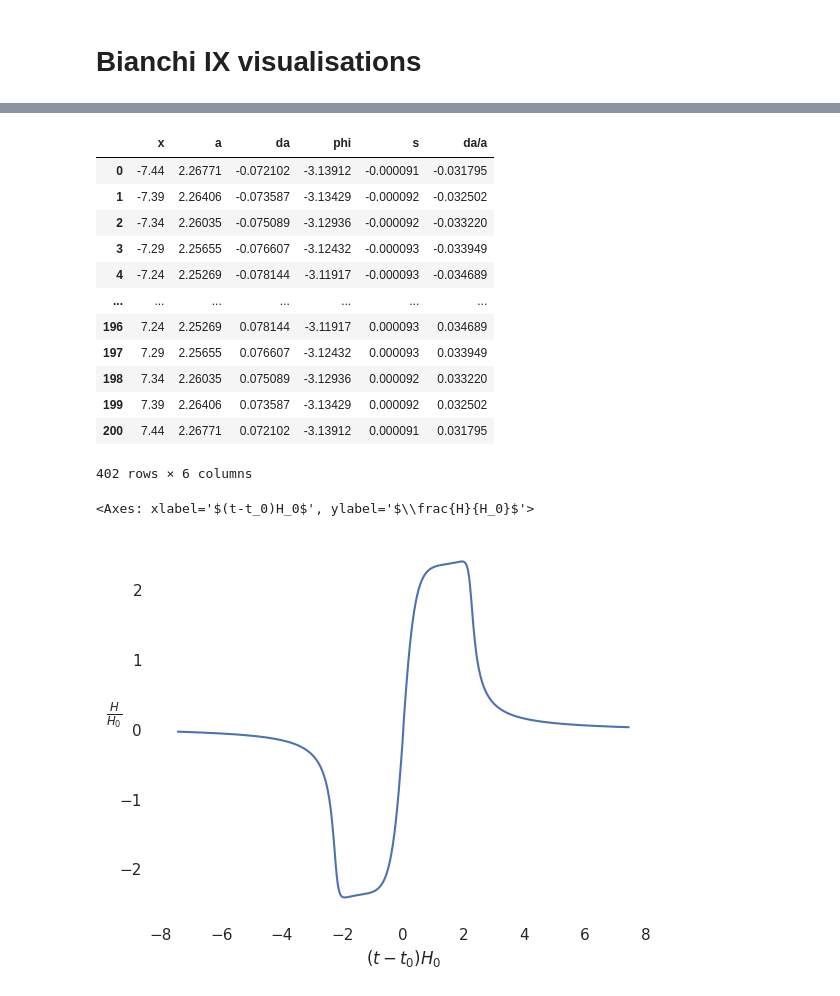
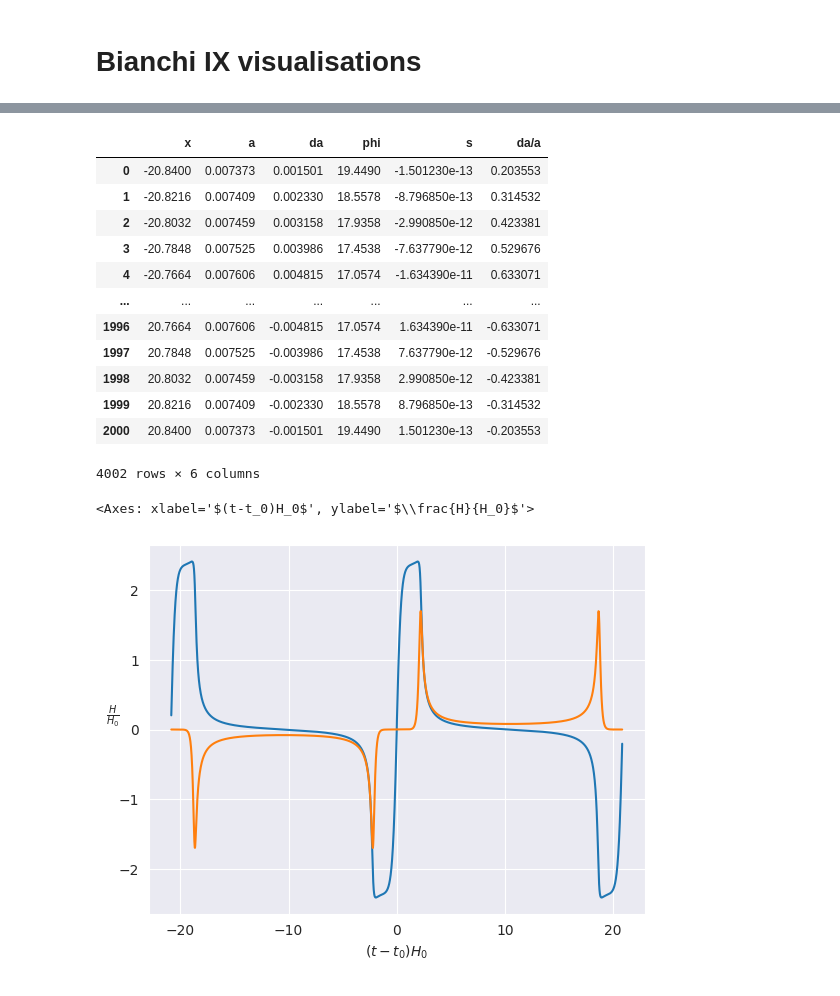
Before and after one commit to Rafkat/BianchiIX_visualisations, a Jupyter notebook: ode_visualisations.ipynb, the cells around one changed output, grey strips where cells are left out. Drawn from its saved outputs; the diff is of its cells as text; code cells hidden in the pictures.

Commit message:
added new graphs

```diff
--- a/ode_visualisations.ipynb
+++ b/ode_visualisations.ipynb
@@ -46,5 +48,4 @@ df_bIX_merged
 # %%
-sns.set(rc={'axes.facecolor': 'white'})
 _, ax = plt.subplots()
 ax.set_ylabel(r"$\frac{H}{H_0}$", rotation=0)
 ax.set_xlabel(r"$(t-t_0)H_0$")
@@ -91,5 +92,5 @@ ax.set(xlim=(0, 0.05), ylim=(0.8, 1.05))
 # %%
-df_bIX_upside_a = pd.read_csv('bianchiIX_anisotropic_100p_upside.txt', sep=" ", header=None)
+df_bIX_upside_a = pd.read_csv('bianchiIX_anisotropic_eta_0.018000_omega_2_0.001000_1000p_upside.txt', sep=" ", header=None)
 df_bIX_upside_a.columns = ['x', 'a', 'da', 'phi', 's']
 df_bIX_upside_a['da/a'] = df_bIX_upside_a['da'] / df_bIX_upside_a['a']
 df_bIX_upside_a['x'] = df_bIX_upside_a['x'] + 2.44
@@ -101,5 +102,5 @@ sns.lineplot(df_bIX_upside_a, x='x', y='da/a')
 # %%
-df_bIX_downside_a = pd.read_csv('bianchiIX_anisotropic_100p_downside.txt', sep=" ", header=None)
+df_bIX_downside_a = pd.read_csv('bianchiIX_anisotropic_eta0.018000_omega_2_0.001000_1000p_downside.txt', sep=" ", header=None)
 df_bIX_downside_a.columns = ['x', 'a', 'da', 'phi', 's']
 df_bIX_downside_a['da/a'] = df_bIX_downside_a['da'] / df_bIX_downside_a['a']
 df_bIX_downside_a['x'] = df_bIX_downside_a['x'] - 2.44
@@ -113,24 +114,26 @@ df_bIX_merged_a = pd.concat([df_bIX_downside_a, df_bIX_upside_a], axis=0)
 df_bIX_merged_a
 # %% [output]
 |  | x | a | da | phi | s | da/a |
-| 0 | -7.44 | 2.26771 | -0.072102 | -3.13912 | -0.000091 | -0.031795 |
-| 1 | -7.39 | 2.26406 | -0.073587 | -3.13429 | -0.000092 | -0.032502 |
-| 2 | -7.34 | 2.26035 | -0.075089 | -3.12936 | -0.000092 | -0.033220 |
-| 3 | -7.29 | 2.25655 | -0.076607 | -3.12432 | -0.000093 | -0.033949 |
-| 4 | -7.24 | 2.25269 | -0.078144 | -3.11917 | -0.000093 | -0.034689 |
+| 0 | -20.8400 | 0.007373 | 0.001501 | 19.4490 | -1.501230e-13 | 0.203553 |
+| 1 | -20.8216 | 0.007409 | 0.002330 | 18.5578 | -8.796850e-13 | 0.314532 |
+| 2 | -20.8032 | 0.007459 | 0.003158 | 17.9358 | -2.990850e-12 | 0.423381 |
+| 3 | -20.7848 | 0.007525 | 0.003986 | 17.4538 | -7.637790e-12 | 0.529676 |
+| 4 | -20.7664 | 0.007606 | 0.004815 | 17.0574 | -1.634390e-11 | 0.633071 |
 | ... | ... | ... | ... | ... | ... | ... |
-| 196 | 7.24 | 2.25269 | 0.078144 | -3.11917 | 0.000093 | 0.034689 |
-| 197 | 7.29 | 2.25655 | 0.076607 | -3.12432 | 0.000093 | 0.033949 |
-| 198 | 7.34 | 2.26035 | 0.075089 | -3.12936 | 0.000092 | 0.033220 |
-| 199 | 7.39 | 2.26406 | 0.073587 | -3.13429 | 0.000092 | 0.032502 |
-| 200 | 7.44 | 2.26771 | 0.072102 | -3.13912 | 0.000091 | 0.031795 |
+| 1996 | 20.7664 | 0.007606 | -0.004815 | 17.0574 | 1.634390e-11 | -0.633071 |
+| 1997 | 20.7848 | 0.007525 | -0.003986 | 17.4538 | 7.637790e-12 | -0.529676 |
+| 1998 | 20.8032 | 0.007459 | -0.003158 | 17.9358 | 2.990850e-12 | -0.423381 |
+| 1999 | 20.8216 | 0.007409 | -0.002330 | 18.5578 | 8.796850e-13 | -0.314532 |
+| 2000 | 20.8400 | 0.007373 | -0.001501 | 19.4490 | 1.501230e-13 | -0.203553 |
-402 rows × 6 columns
+4002 rows × 6 columns
+# %%
+df_bIX_merged_a['s*1000'] = df_bIX_merged_a['s'] * 1000
 # %%
-sns.set(rc={'axes.facecolor': 'white'})
 _, ax = plt.subplots()
 ax.set_ylabel(r"$\frac{H}{H_0}$", rotation=0)
 ax.set_xlabel(r"$(t-t_0)H_0$")
 sns.lineplot(df_bIX_merged_a, x='x', y='da/a', ax=ax)
+sns.lineplot(df_bIX_merged_a, x='x', y='s*1000', ax=ax)
 # %% [output]
 <Axes: xlabel='$(t-t_0)H_0$', ylabel='$\\frac{H}{H_0}$'>
-[figure, old version]
+[figure, new version]
```
Also changed, not shown: parts of 61 cells of this notebook, 22 other files.
